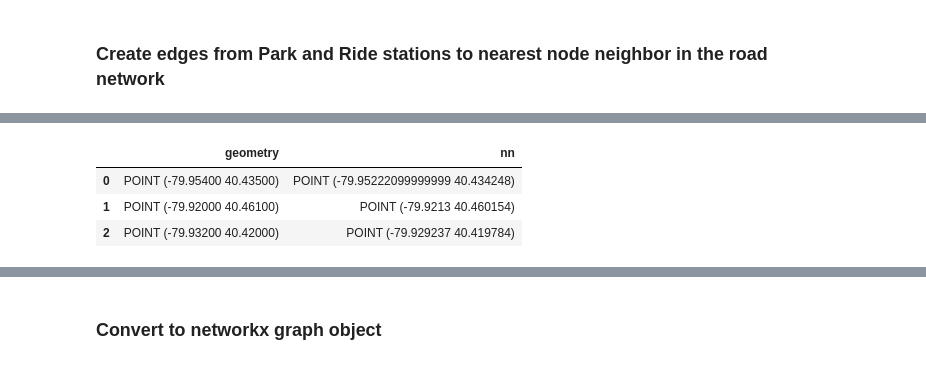
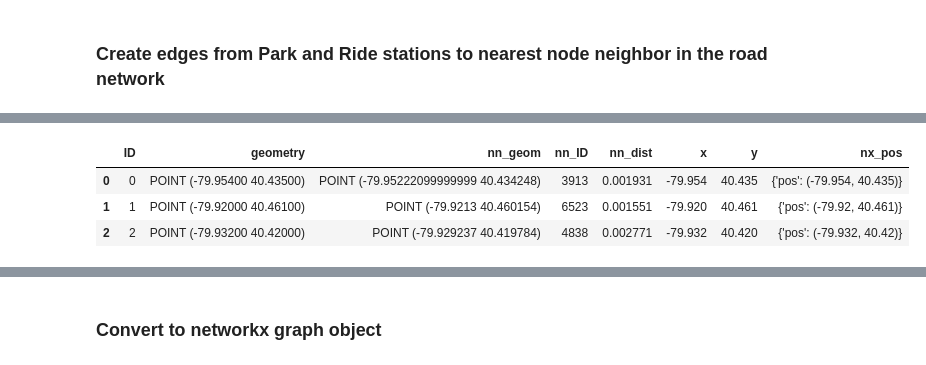
Before and after one commit to lgraff/Multimodal-Accessibility_notebooks, a Jupyter notebook: PGH_network.ipynb, the cells around one changed output, grey strips where cells are left out. Saved outputs shown, nothing was run; the diff lists cells and outputs as text; code cells hidden in the pictures.

```diff
--- a/PGH_network.ipynb
+++ b/PGH_network.ipynb
@@ -69,10 +69,14 @@ def relabel_nodes(G, prefix):
 # https://gis.stackexchange.com/questions/222315/finding-nearest-point-in-other-geodataframe-using-geopandas
 # input: single point, multipoint (collection of many nodes)
 # output: the node in multipoint that is nearest to the input single point
-def near(input_point, multipoint):
-    nn = nearest_points(input_point, multipoint)[1]  # returns the nn point as a geometry
-    dist = input_point.distance(nn)  # nearest neighbor distance
-    return (nn, dist)
+def near(input_point, base_nodes_df):
+    multipoint = base_nodes_df.geometry.unary_union
+    nn_geom = nearest_points(input_point, multipoint)[1]  # returns the nn point as a geometry
+    dist = input_point.distance(nn_geom)  # nearest neighbor distance
+    # find the ID (w.r.t the base network) of the nearest neighbor
+    idx = base_nodes_df['geometry'] == nn_geom
+    nn_ID = base_nodes_df[idx]['ID'].to_numpy()[0]
+    return (nn_geom, nn_ID, dist)
 # %%
 def draw_graph(G, node_color, node_cmap):
     # draw the graph in networkx
@@ -335,7 +376,7 @@ pnr3 = (-79.932, 40.42)
 pnr_coords = [pnr1, pnr2, pnr3]
 # build Points from these coords
 point_list = [Point(c[0], c[1]) for c in pnr_coords]
-new_pnr_gdf = gpd.GeoDataFrame(geometry = gpd.GeoSeries(point_list))
+new_pnr_gdf = gpd.GeoDataFrame(geometry = gpd.GeoSeries(point_list), crs='EPSG:4326')
 ax = plot_nodes_and_edges([(new_pnr_gdf, 'blue', 'pnr'), (nodes_clip, 'black', 'intersection nodes')], edges_clip)
 ax.set_title('Park and Ride facilities relative to the study area')
 # %% [output]
@@ -346,17 +405,21 @@ Text(0.5, 1.0, 'Park and Ride facilities relative to the study area')
 # %%
 # find the intersection node in the road network that is nearest to the pnr station
-new_pnr_gdf['nn'] = new_pnr_gdf.apply(lambda row: near(row['geometry'], nodes_clip.geometry.unary_union)[0], axis=1)
-new_pnr_gdf
-# add linestring beween each pnr facility and its nn
-pnr_edges = [LineString([row['geometry'], row['nn']]) for i, row in new_pnr_gdf.iterrows()]
-pnr_edges_gdf = gpd.GeoDataFrame(geometry = gpd.GeoSeries(pnr_edges))
-
+new_pnr_gdf[['nn_geom','nn_ID','nn_dist']] = new_pnr_gdf.apply(lambda row: near(row['geometry'], nodes_clip), axis=1).tolist()
+# add attributes necessary for convesion to nx.graph
+new_pnr_gdf['x'] = new_pnr_gdf['geometry'].x
+new_pnr_gdf['y'] = new_pnr_gdf['geometry'].y
+new_pnr_gdf['nx_pos'] = new_pnr_gdf.apply(lambda p: nx_pos(p['x'], p['y']), axis=1)
+new_pnr_gdf.insert(loc=0, column='ID', value=np.arange(len(new_pnr_gdf)))
+new_pnr_gdf.head()
+# add linestring beween each pnr facility and its nn (for graphing)
+pnr_geom_edges = [LineString([row['geometry'], row['nn_geom']]) for i, row in new_pnr_gdf.iterrows()]
+pnr_edges_gdf = gpd.GeoDataFrame(geometry = gpd.GeoSeries(pnr_geom_edges), crs='EPSG:4326')
 # these edges will be explicitly added to the networkx graph structure
 # %% [output]
-|  | geometry | nn |
-| 0 | POINT (-79.95400 40.43500) | POINT (-79.95222099999999 40.434248) |
-| 1 | POINT (-79.92000 40.46100) | POINT (-79.9213 40.460154) |
-| 2 | POINT (-79.93200 40.42000) | POINT (-79.929237 40.419784) |
+|  | ID | geometry | nn_geom | nn_ID | nn_dist | x | y | nx_pos |
+| 0 | 0 | POINT (-79.95400 40.43500) | POINT (-79.95222099999999 40.434248) | 3913 | 0.001931 | -79.954 | 40.435 | {'pos': (-79.954, 40.435)} |
+| 1 | 1 | POINT (-79.92000 40.46100) | POINT (-79.9213 40.460154) | 6523 | 0.001551 | -79.920 | 40.461 | {'pos': (-79.92, 40.461)} |
+| 2 | 2 | POINT (-79.93200 40.42000) | POINT (-79.929237 40.419784) | 4838 | 0.002771 | -79.932 | 40.420 | {'pos': (-79.932, 40.42)} |
 # %%
 ax = plot_nodes_and_edges([(new_pnr_gdf, 'blue', 'pnr'), (nodes_clip, 'black', 'intersection nodes')], edges_clip)
 ax.set_title('Park and Ride facilities relative to the study area')
```
Also changed, not shown: parts of 50 cells of this notebook.
